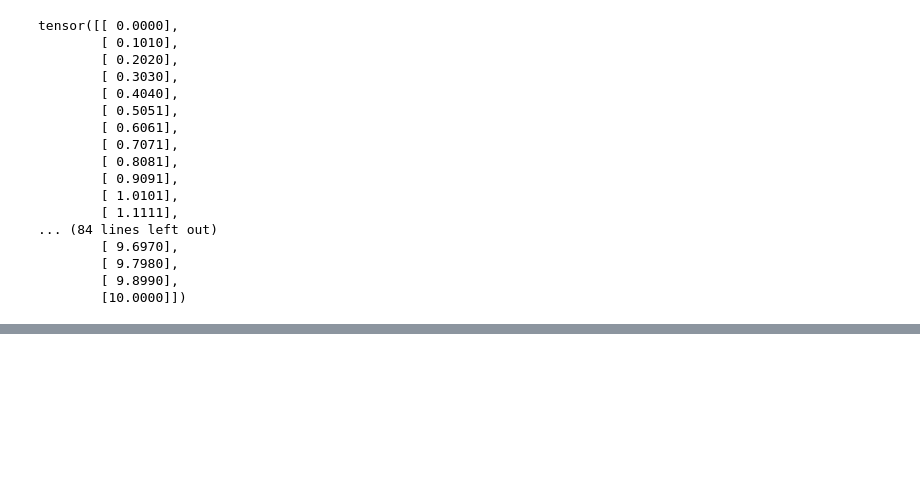
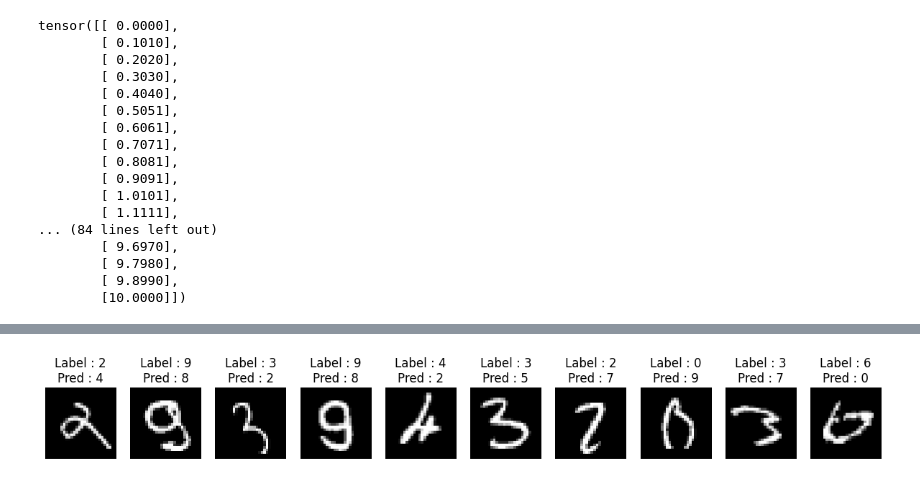
Before and after one commit to joomong0620/Deep-Learning, a Jupyter notebook: 06_differentiation_gradient.ipynb, the cells around one changed output, grey strips where cells are left out. Saved outputs shown, nothing was run; the diff lists cells and outputs as text; code cells hidden in the pictures; blank space fills up the shorter version.

```diff
--- a/06_differentiation_gradient.ipynb
+++ b/06_differentiation_gradient.ipynb
@@ -848,0 +1000,22 @@ Epoch 200 : Loss 0.000588
+# %%
+# 예측이 틀린 손글씨 시각화
+
+num_images = 10
+indices = [i for i in range(len(all_X)) if all_preds[i] != all_y[i]]
+# all_X의 길이만큼 반복하면서 예측값이랑 정답이랑 다른 것만 i만큼 뽑겠다.
+indices = indices[:num_images]
+
+plt.figure(figsize=(15, 3))
+for i, idx in enumerate(indices):
+    image = all_X[idx].squeeze()
+    label = all_y[idx]
+    pred = all_preds[idx]
+
+    plt.subplot(1, num_images, i + 1)
+    plt.imshow(image, cmap='gray')
+    plt.title(f'Label : {label}\nPred : {pred}')
+    plt.axis('off')
+
+plt.show()# 숫자는 밝을 수록 높다.
+# %% [output]
+[figure, added]
```
Also changed, not shown: parts of 10 cells of this notebook, 6 other files.
